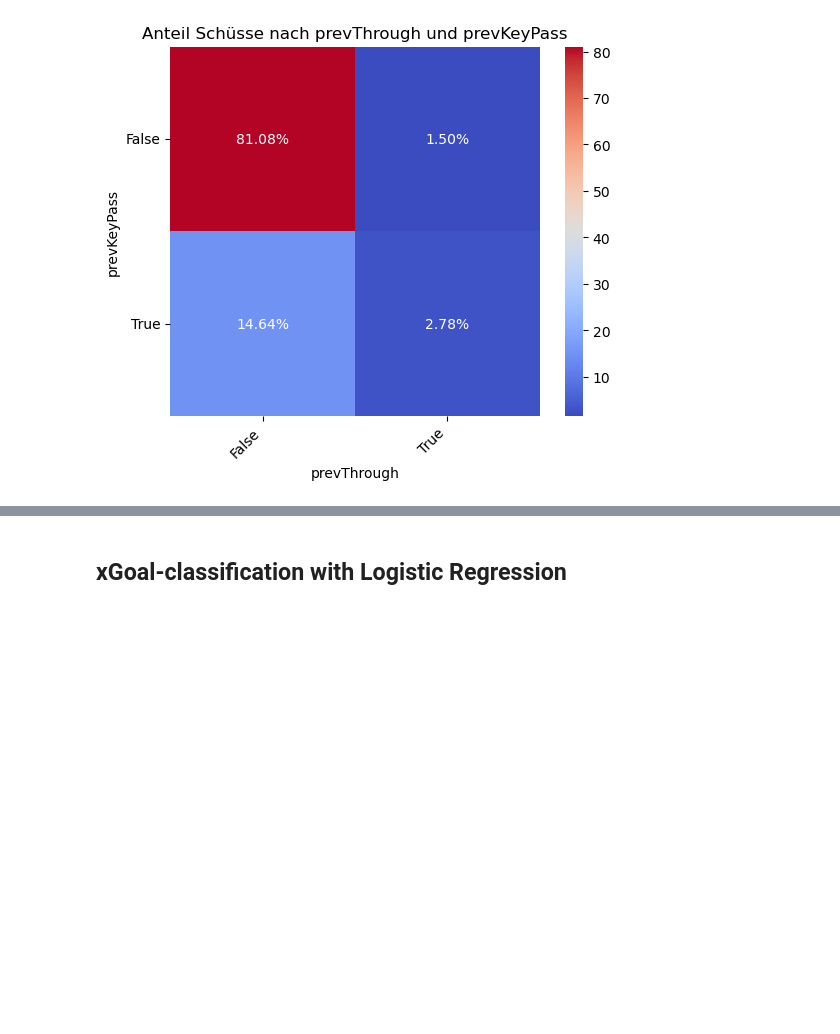
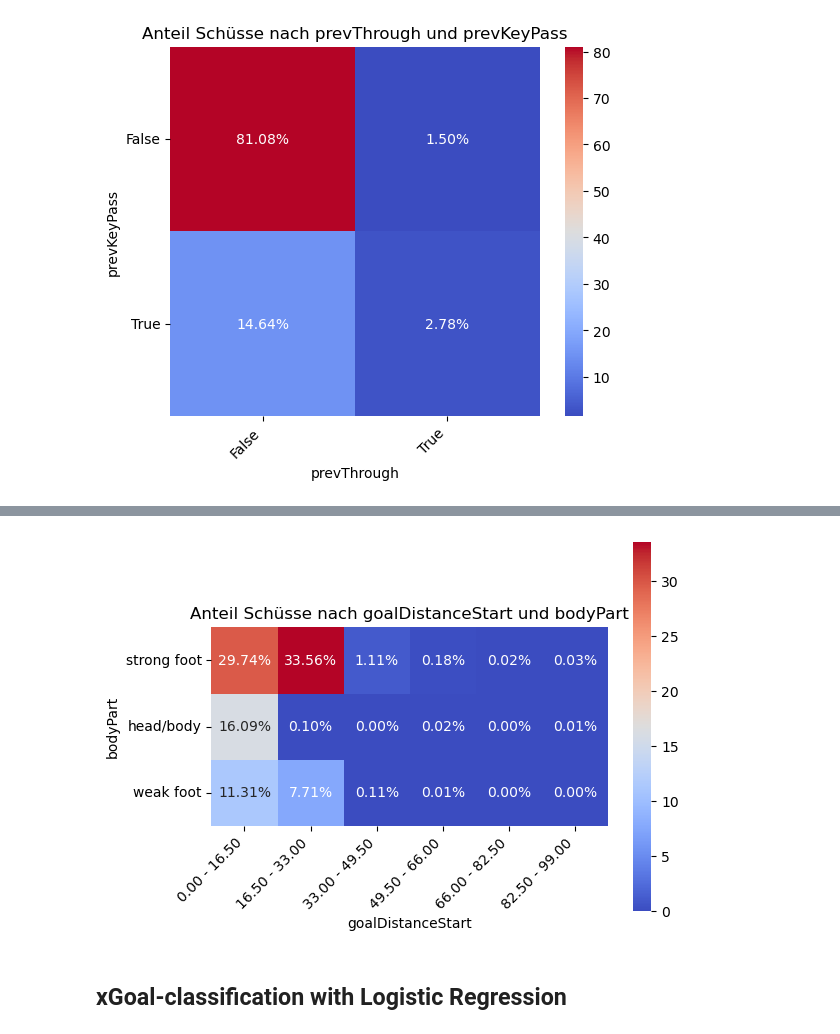
Before and after one commit to j-woe/football-analysis, a Jupyter notebook: EDA.ipynb, the cells around one changed output, grey strips where cells are left out. Cells and saved outputs as stored; diff of their text form; code cells hidden in the pictures; blank space fills up the shorter version.

```diff
--- a/EDA.ipynb
+++ b/EDA.ipynb
@@ -542,3 +572,7 @@ category_heatmap('prevThrough', 'prevKeyPass', 3, 4)
+# %%
+category_heatmap('goalDistanceStart', 'bodyPart', 6, 3)
+# %% [output]
+[figure, added]
 # %% [markdown]
 ## xGoal-classification with Logistic Regression
 # %% [markdown]
```
Also changed, not shown: parts of 11 cells of this notebook.
